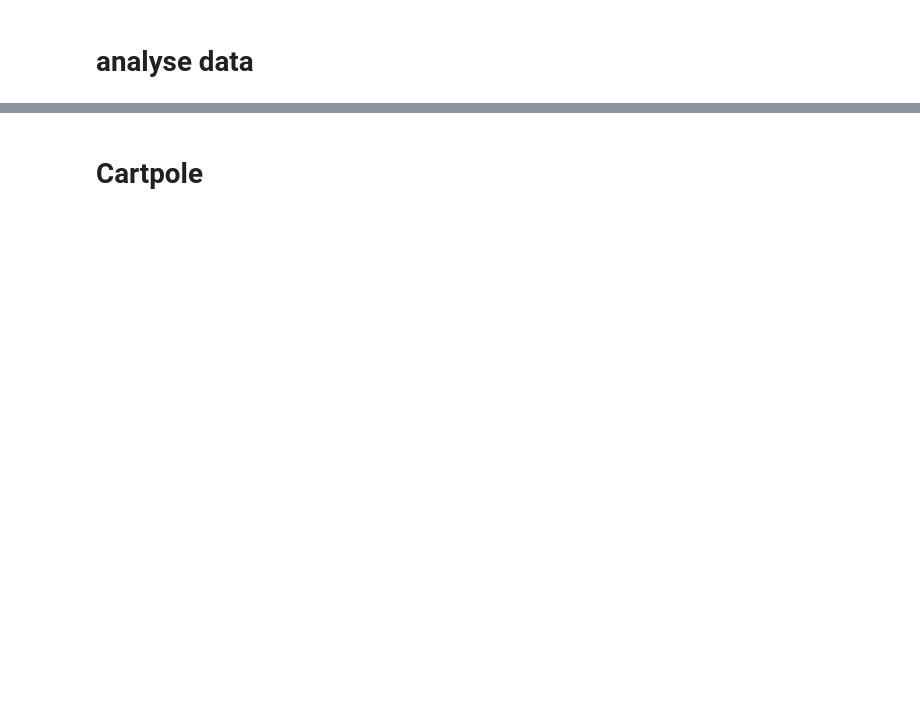
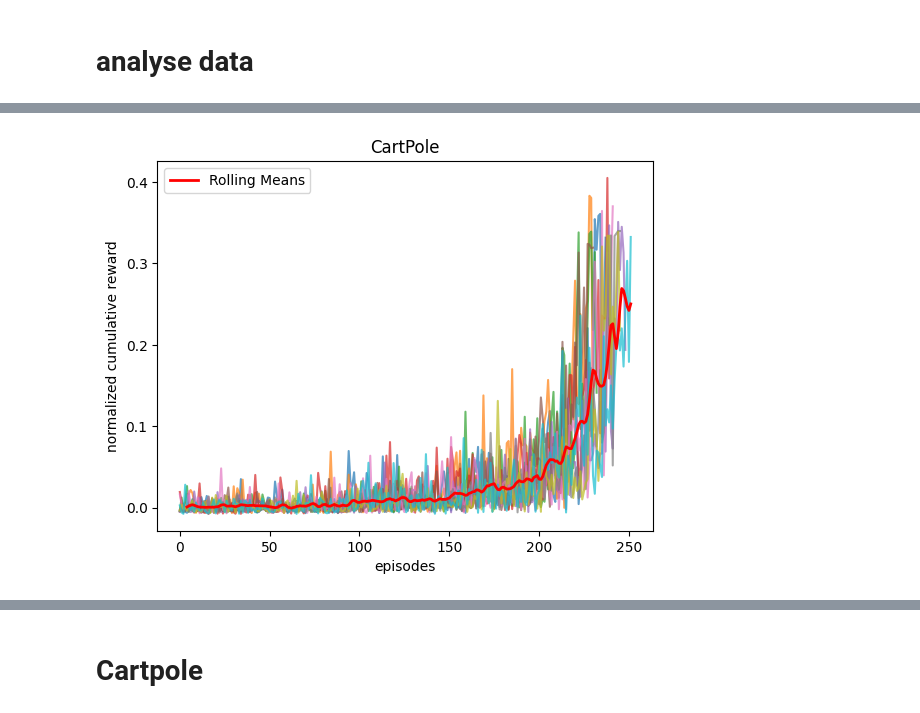
Before and after one commit to VIRAL-UCBL1/VIRAL, a Jupyter notebook: src/data/analyse.ipynb, the cells around one changed output, grey strips where cells are left out. Drawn from its saved outputs; the diff is of its cells as text; code cells hidden in the pictures; blank space fills up the shorter version.

```diff
--- a/src/data/analyse.ipynb
+++ b/src/data/analyse.ipynb
@@ -6,13 +6,19 @@ import numpy as np
 import matplotlib.pyplot as plt
 # %%
 def plot_reward(data: pd.DataFrame) -> None:
+	rolling_means = []
 	for index, row in data[['rewards', 'sr']].iterrows():
 		rew = row['rewards']
+		rolling_mean = pd.Series(rew).rolling(window=3).mean()
+		rolling_means.append(rolling_mean)
 		sr = row['sr']
 		plt.plot(rew, alpha=0.7)
+	all_rolling_means = pd.concat(rolling_means, axis=1).mean(axis=1)
+	overall_rolling_mean = all_rolling_means.rolling(window=3).mean()
+	plt.plot(overall_rolling_mean, color='red', label='Rolling Means', linewidth=2)
 	plt.legend()
 	plt.ylabel('normalized cumulative reward')
 	plt.xlabel('episodes')
 	plt.title('CartPole')
-	plt.suptitle('Comparison of learning converge speeds')
+	# plt.suptitle('Comparison of learning converge speeds')
 	plt.show()
@@ -18,0 +27,8 @@ def plot_reward(data: pd.DataFrame) -> None:
+# %%
+legacy = pd.read_csv('cartPole_legacy_rew.csv', delimiter=';')
+legacy['rewards'] = legacy['rewards'].map(lambda x : np.array(list(map(float, x.split(',')))))
+print(legacy.head())
+
+best = pd.read_csv('cartPole_best_rew.csv', delimiter=';')
+best['rewards'] = best['rewards'].map(lambda x : np.array(list(map(float, x.split(',')))))
+best
@@ -18,0 +84,4 @@ def plot_reward(data: pd.DataFrame) -> None:
+# %%
+plot_reward(best)
+# %% [output]
+[figure, added]
```
Also changed, not shown: parts of 6 cells of this notebook, 15 other files.
